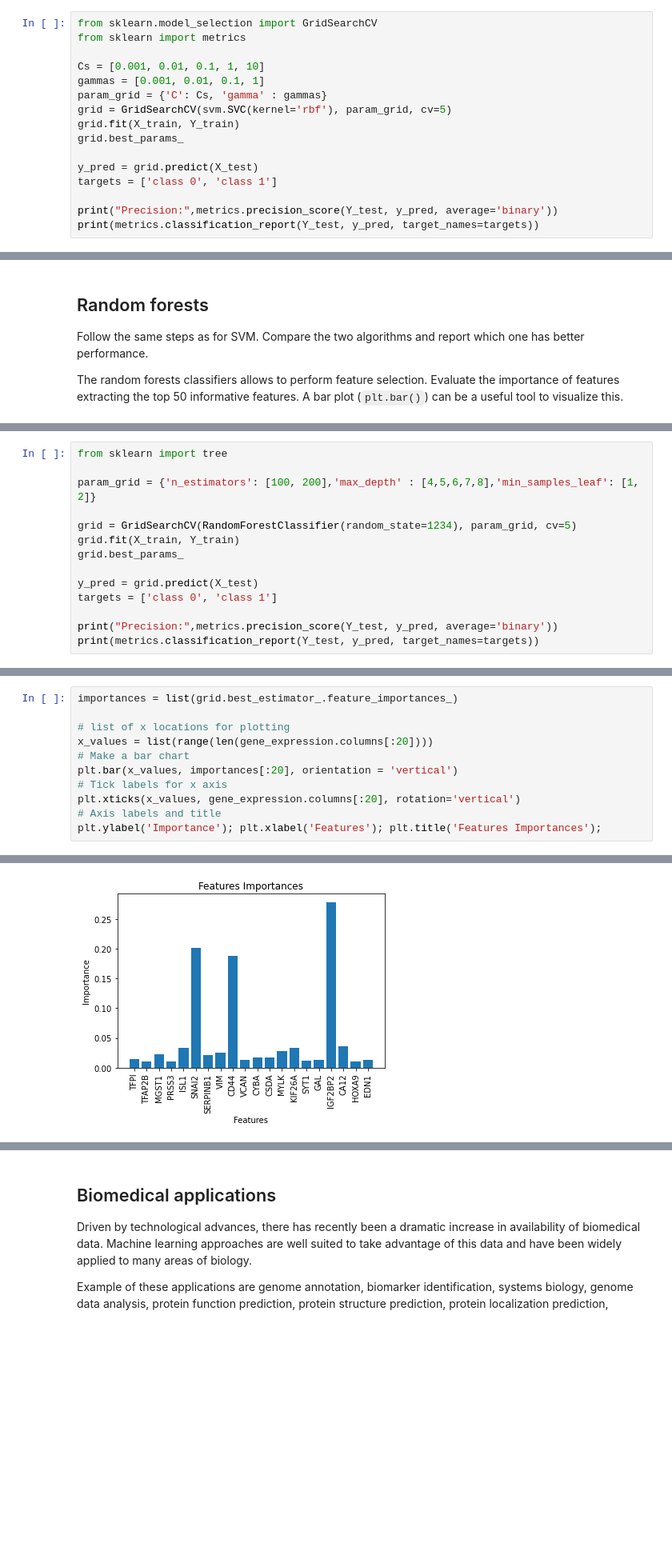
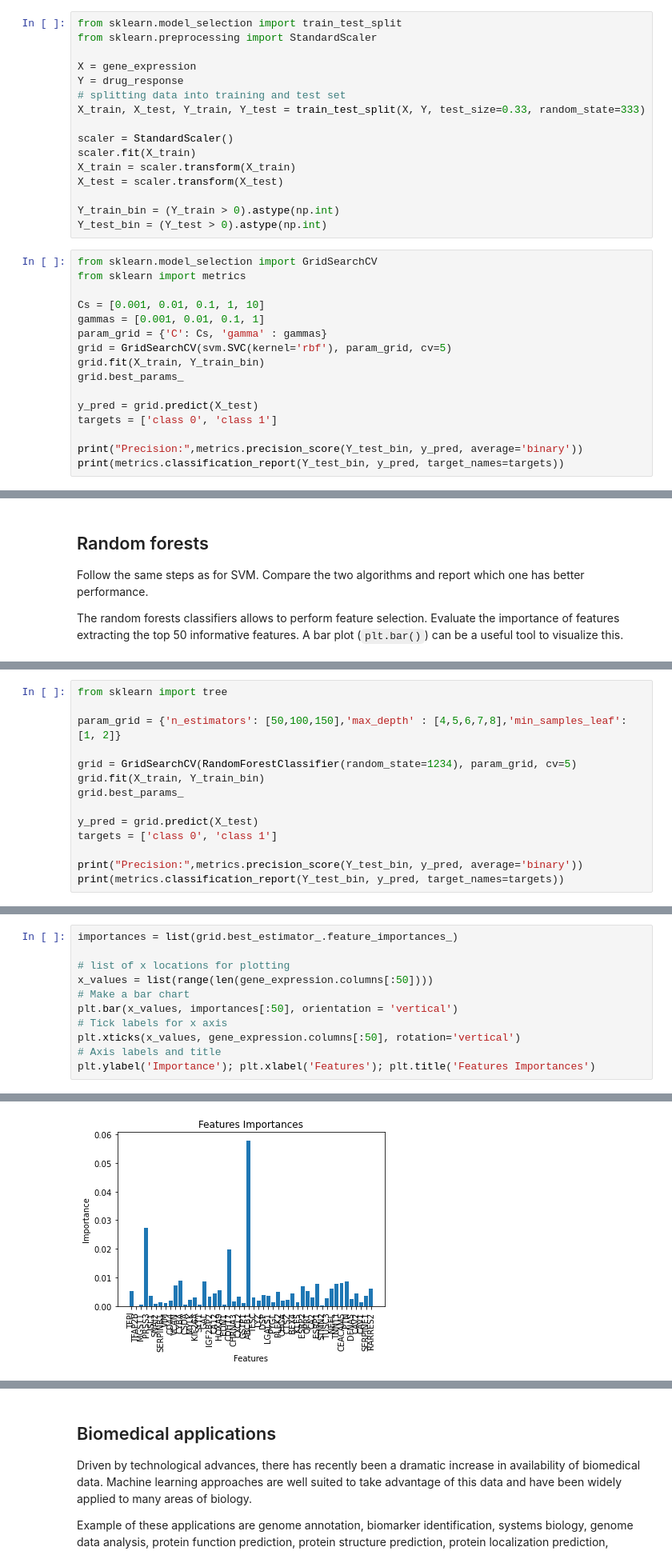
Before and after one commit to max-de-rooij/8dm50-machine-learning, a Jupyter notebook: practicals/week_6.ipynb, the cells around one changed output, grey strips where cells are left out. Shown at 80% size. Drawn from its saved outputs; the diff is of its cells as text; blank space fills up the shorter version.

```diff
--- a/practicals/week_6.ipynb
+++ b/practicals/week_6.ipynb
@@ -208,6 +205,22 @@ plt.show()
 Explore the hyper-parameter space of an SVM classifier with cross-validation for the Genomics of Drug Sensitivity in Cancer (GDSC) dataset. The`GridSearchCV` function can be used to specify a grid of parameter values with the `param_grid` parameter.
 
 Calculate the precision of your predictions, and compare your calculations with the results of `classification_report`, which displays many classification metrics.
+# %%
+from sklearn.model_selection import train_test_split
+from sklearn.preprocessing import StandardScaler
+
+X = gene_expression
+Y = drug_response
+# splitting data into training and test set
+X_train, X_test, Y_train, Y_test = train_test_split(X, Y, test_size=0.33, random_state=333)
+
+scaler = StandardScaler()
+scaler.fit(X_train)
+X_train = scaler.transform(X_train)
+X_test = scaler.transform(X_test)
+
+Y_train_bin = (Y_train > 0).astype(np.int)
+Y_test_bin = (Y_test > 0).astype(np.int)
 # %%
 from sklearn.model_selection import GridSearchCV
 from sklearn import metrics
@@ -216,12 +229,12 @@ Cs = [0.001, 0.01, 0.1, 1, 10]
 gammas = [0.001, 0.01, 0.1, 1]
 param_grid = {'C': Cs, 'gamma' : gammas}
 grid = GridSearchCV(svm.SVC(kernel='rbf'), param_grid, cv=5)
-grid.fit(X_train, Y_train)
+grid.fit(X_train, Y_train_bin)
 grid.best_params_
 
 y_pred = grid.predict(X_test)
 targets = ['class 0', 'class 1']
 
-print("Precision:",metrics.precision_score(Y_test, y_pred, average='binary'))
-print(metrics.classification_report(Y_test, y_pred, target_names=targets))
+print("Precision:",metrics.precision_score(Y_test_bin, y_pred, average='binary'))
+print(metrics.classification_report(Y_test_bin, y_pred, target_names=targets))
 # %% [output]
@@ -252,15 +258,15 @@ X_train, X_test, Y_train, Y_test = train_test_split(X, Y, test_size=0.33, random
 # %%
 from sklearn import tree
 
-param_grid = {'n_estimators': [100, 200],'max_depth' : [4,5,6,7,8],'min_samples_leaf': [1, 2]}
+param_grid = {'n_estimators': [50,100,150],'max_depth' : [4,5,6,7,8],'min_samples_leaf': [1, 2]}
 
 grid = GridSearchCV(RandomForestClassifier(random_state=1234), param_grid, cv=5)
-grid.fit(X_train, Y_train)
+grid.fit(X_train, Y_train_bin)
 grid.best_params_
 
 y_pred = grid.predict(X_test)
 targets = ['class 0', 'class 1']
 
-print("Precision:",metrics.precision_score(Y_test, y_pred, average='binary'))
-print(metrics.classification_report(Y_test, y_pred, target_names=targets))
+print("Precision:",metrics.precision_score(Y_test_bin, y_pred, average='binary'))
+print(metrics.classification_report(Y_test_bin, y_pred, target_names=targets))
 # %% [output]
@@ -291,11 +297,11 @@ fig.savefig('model_individualtree.png')
 importances = list(grid.best_estimator_.feature_importances_)
 
 # list of x locations for plotting
-x_values = list(range(len(gene_expression.columns[:20])))
+x_values = list(range(len(gene_expression.columns[:50])))
 # Make a bar chart
-plt.bar(x_values, importances[:20], orientation = 'vertical')
+plt.bar(x_values, importances[:50], orientation = 'vertical')
 # Tick labels for x axis
-plt.xticks(x_values, gene_expression.columns[:20], rotation='vertical')
+plt.xticks(x_values, gene_expression.columns[:50], rotation='vertical')
 # Axis labels and title
-plt.ylabel('Importance'); plt.xlabel('Features'); plt.title('Features Importances');
+plt.ylabel('Importance'); plt.xlabel('Features'); plt.title('Features Importances')
 # %% [output]
@@ -302 +309 @@ plt.ylabel('Importance'); plt.xlabel('Features'); plt.title('Features Importance
-[figure, old version]
+[figure, new version]
```
Also changed, not shown: parts of 8 cells of this notebook, 1 other file.
